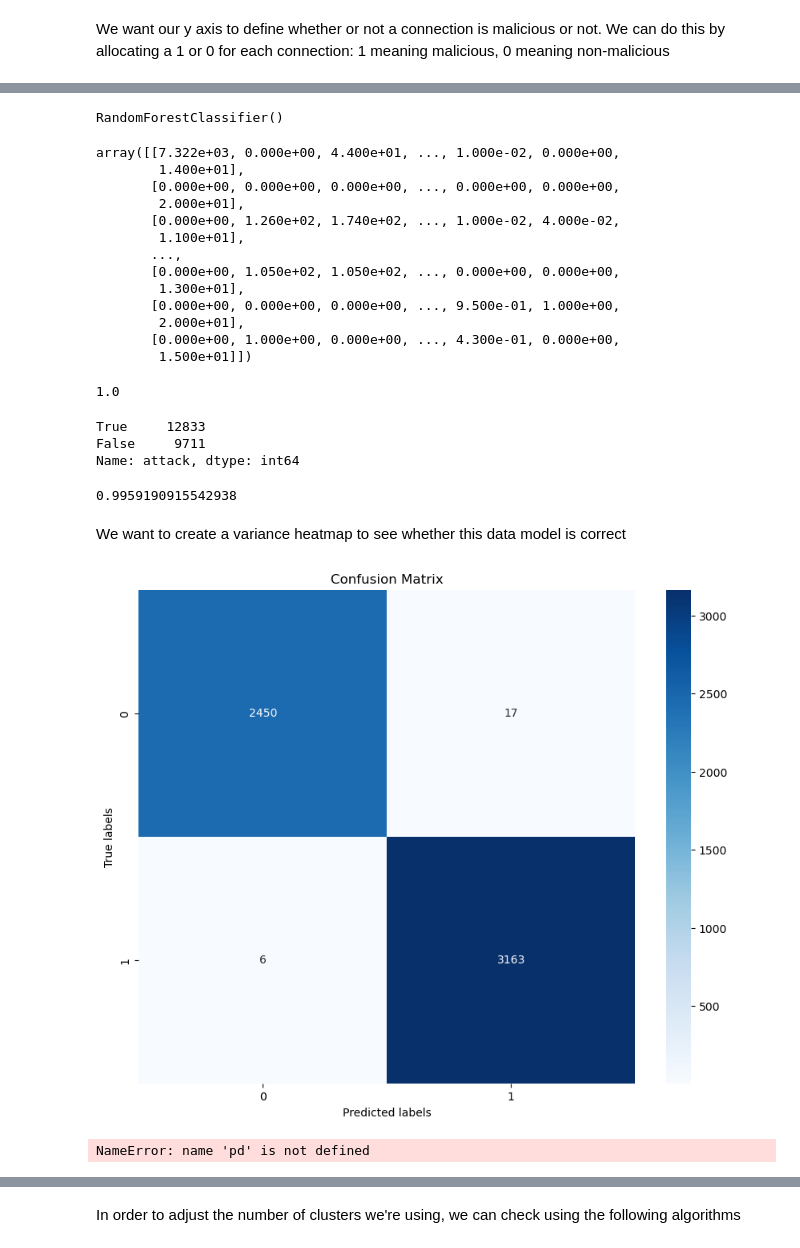
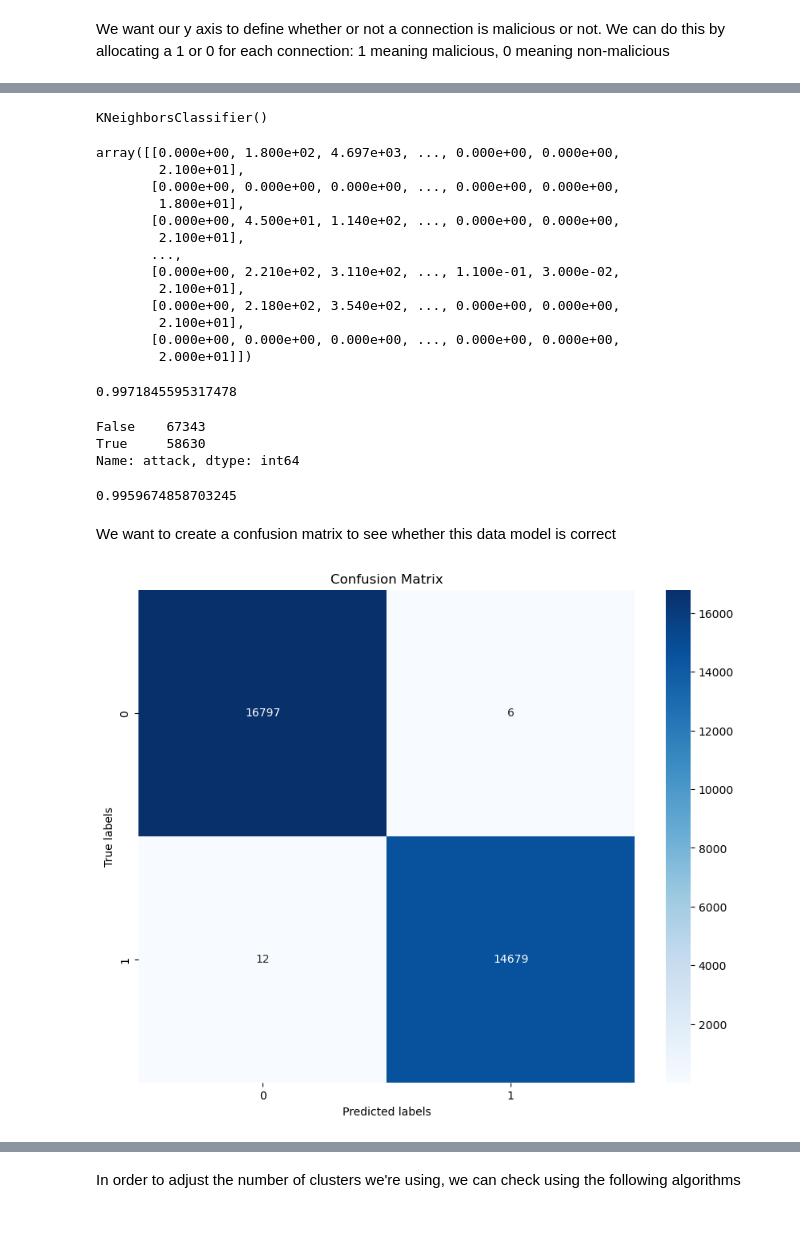
Before and after one commit to jameshills6502/Machine-Learning-Models-for-Intrusion-Detection, a Jupyter notebook: mla2141560.ipynb, the cells around one changed output, grey strips where cells are left out. Saved outputs shown, nothing was run; the diff lists cells and outputs as text; code cells hidden in the pictures.

```diff
--- a/mla2141560.ipynb
+++ b/mla2141560.ipynb
@@ -144,0 +107,4 @@ Name: level, Length: 22544, dtype: int64
+# %%
+duplicates = data[data.duplicated()]
+data.drop_duplicates(keep='first', inplace=True)
+data.shape
@@ -172,71 +164,63 @@ x_train.shape, x_test.shape, y_train.shape, y_test.shape
 # %%
 from sklearn.ensemble import RandomForestClassifier
+from sklearn.neighbors import KNeighborsClassifier
 model = RandomForestClassifier()
+model2 = KNeighborsClassifier()
 # %%
 model.fit(x_train, y_train)
+model2.fit(x_train, y_train)
 # %% [output]
-RandomForestClassifier()
+KNeighborsClassifier()
 # %%
 x_test
 # %% [output]
-array([[7.322e+03, 0.000e+00, 4.400e+01, ..., 1.000e-02, 0.000e+00,
-        1.400e+01],
+array([[0.000e+00, 1.800e+02, 4.697e+03, ..., 0.000e+00, 0.000e+00,
+        2.100e+01],
        [0.000e+00, 0.000e+00, 0.000e+00, ..., 0.000e+00, 0.000e+00,
-        2.000e+01],
-       [0.000e+00, 1.260e+02, 1.740e+02, ..., 1.000e-02, 4.000e-02,
-        1.100e+01],
+        1.800e+01],
+       [0.000e+00, 4.500e+01, 1.140e+02, ..., 0.000e+00, 0.000e+00,
+        2.100e+01],
        ...,
-       [0.000e+00, 1.050e+02, 1.050e+02, ..., 0.000e+00, 0.000e+00,
-        1.300e+01],
-       [0.000e+00, 0.000e+00, 0.000e+00, ..., 9.500e-01, 1.000e+00,
-        2.000e+01],
-       [0.000e+00, 1.000e+00, 0.000e+00, ..., 4.300e-01, 0.000e+00,
-        1.500e+01]])
+       [0.000e+00, 2.210e+02, 3.110e+02, ..., 1.100e-01, 3.000e-02,
+        2.100e+01],
+       [0.000e+00, 2.180e+02, 3.540e+02, ..., 0.000e+00, 0.000e+00,
+        2.100e+01],
+       [0.000e+00, 0.000e+00, 0.000e+00, ..., 0.000e+00, 0.000e+00,
+        2.000e+01]])
 # %%
 model.score(x_train, y_train)
+model2.score(x_train, y_train)
 # %% [output]
-1.0
+0.9971845595317478
 # %%
 y.value_counts()
 # %% [output]
-True     12833
-False     9711
+False    67343
+True     58630
 Name: attack, dtype: int64
 # %%
 model.score(x_test, y_test)
+model2.score(x_test, y_test)
 # %% [output]
-0.9959190915542938
+0.9959674858703245
 # %% [markdown]
-We want to create a variance heatmap to see whether this data model is correct
+We want to create a confusion matrix to see whether this data model is correct
 # %%
-from sklearn.preprocessing import StandardScaler
 from sklearn.metrics import confusion_matrix
-scaler = StandardScaler()
-scale_x_test = scaler.fit_transform(x_test)
-variances = scale_x_test.var(axis=0)
-variance_df = pd.DataFrame(variances, columns=["Variance"])
 y_pred = model.predict(x_test)
+y_pred_2 = model2.predict(x_test)
+cm2 = confusion_matrix(y_test, y_pred_2)
 cm = confusion_matrix(y_test, y_pred)
 plt.figure(figsize=(10,8))
 sns.heatmap(cm, annot=True, fmt='g', cmap='Blues')
 plt.xlabel('Predicted labels')
 plt.ylabel('True labels')
 plt.title('Confusion Matrix')
 plt.show()
 #sns.heatmap(variance_df, annot=True, cmap='Accent')
 #plt.title('Feature Variance')
 #plt.show()
 #variance_df
 #x_test
 # %% [output]
-[figure, old version]
+[figure, new version]
-# %%
-dataframe = pd.DataFrame(x_test, columns=[f"Feature_{i}" for i in range(x_test.shape[1])])
-dataframe
-selected_features = ['Feature_0', 'Feature_1', 'Feature_2']  # Replace with your selected features
-plt.figure(figsize=(12, 8))
-sns.heatmap(dataframe[selected_features + ['Actual']].groupby(['Actual']).mean(), cmap="viridis", annot=True, fmt=".4f", linewidths=.5)
-plt.title("Feature Variance Heatmap - Malicious vs. Non-Malicious Connections")
-plt.show()
-# %% [output]
-NameError: name 'pd' is not defined
```
Also changed, not shown: parts of 39 cells of this notebook.
